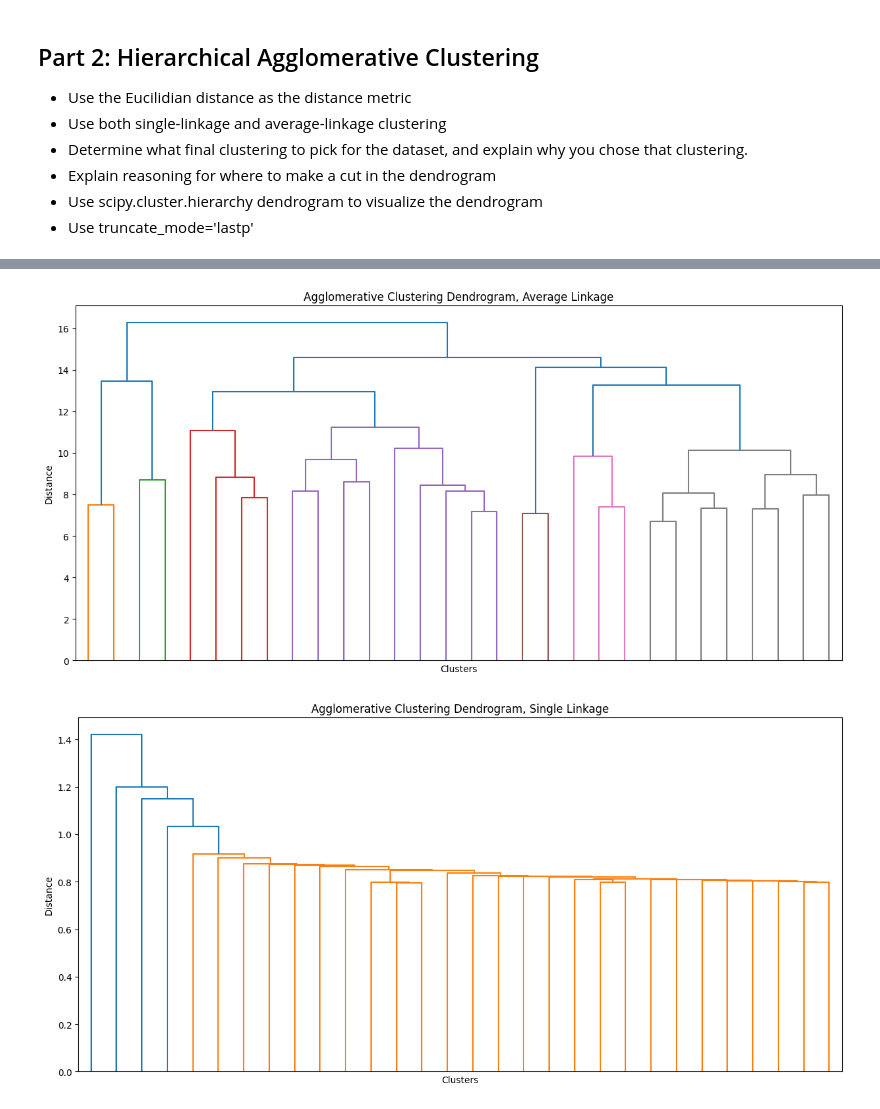
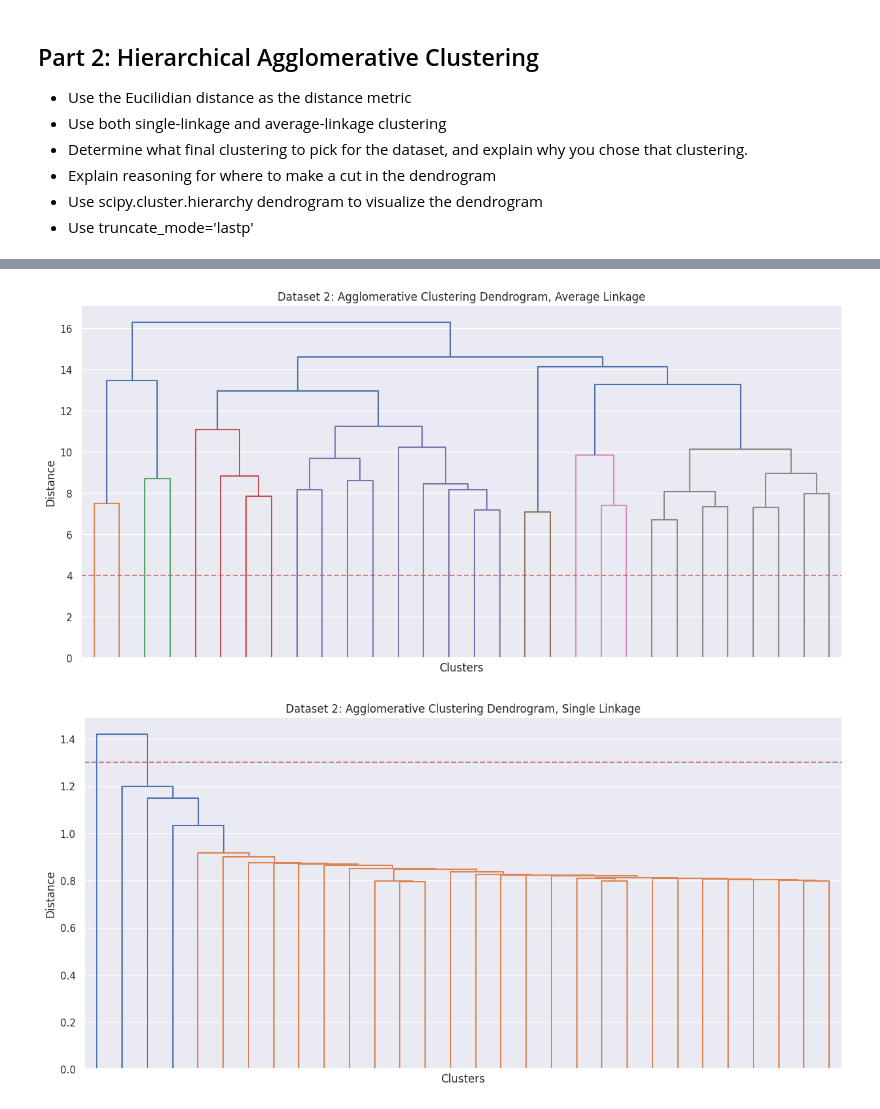
Before and after one commit to SeanMcAuliffe/data-mining, a Jupyter notebook: a3/code/a3.ipynb, the cells around one changed output, grey strips where cells are left out. Drawn from its saved outputs; the diff is of its cells as text; code cells hidden in the pictures.

```diff
--- a/a3/code/a3.ipynb
+++ b/a3/code/a3.ipynb
@@ -898,6 +901,7 @@ Cost: 111184.35
 # Dendrograms 1: 2D
 
 from scipy.cluster.hierarchy import dendrogram, linkage
+sns.set(style="darkgrid")
 
 linkage_matrix = linkage(dataset_1, method='average', metric='euclidean')
 
@@ -906,7 +910,8 @@ plt.figure(figsize=(15, 7))
 dendrogram(linkage_matrix, no_labels=True, truncate_mode='lastp', orientation='top')
 plt.xlabel('Clusters')
 plt.ylabel('Distance')
-plt.title('Agglomerative Clustering Dendrogram, Average Linkage')
+plt.title('Dataset 1: Agglomerative Clustering Dendrogram, Average Linkage')
+plt.axhline(y=5.5, color='r', linestyle='--', alpha=0.7)
 plt.show()
 
 linkage_matrix = linkage(dataset_1, method='single', metric='euclidean')
@@ -916,6 +921,7 @@ plt.figure(figsize=(15, 7))
 dendrogram(linkage_matrix, no_labels=True, truncate_mode='lastp', orientation='top')
 plt.xlabel('Clusters')
 plt.ylabel('Distance')
-plt.title('Agglomerative Clustering Dendrogram, Single Linkage')
+plt.title('Dataset 1: Agglomerative Clustering Dendrogram, Single Linkage')
+plt.axhline(y=0.25, color='r', linestyle='--', alpha=0.7)
 plt.show()
 # %% [output]
@@ -925,6 +931,7 @@ plt.show()
 # Agglomerative Clustering 1: 2D
 
 from sklearn.cluster import AgglomerativeClustering as AC
+sns.set(style="darkgrid")
 
 n_clusters = 2
 
@@ -956,7 +963,7 @@ for i, cluster_data in clusters.items():
 plt.title(f'Agglomerative Clustering w/ k={2} & Average Linkage')
 plt.show()
 
-n_clusters = 2
+n_clusters = 30
 
 model = AC(n_clusters=n_clusters, linkage='single')
 model.fit(dataset_1)
@@ -982,6 +989,6 @@ for i, cluster_data in clusters.items():
     y = [point[1] for point in cluster_data]
     plt.scatter(x, y, alpha=0.8, label=f'Cluster {i}')
 
-plt.title(f'Agglomerative Clustering w/ k={2} & Single Linkage')
+plt.title(f'Agglomerative Clustering w/ k={30} & Single Linkage')
 plt.show()
 # %% [output]
@@ -990,29 +997,32 @@ plt.show()
 # %%
 # Dendrograms 2: 3D
+sns.set(style="darkgrid")
 
 from scipy.cluster.hierarchy import dendrogram, linkage
 
 linkage_matrix = linkage(dataset_2, method='average', metric='euclidean') # optimal_ordering=True
 
 # Plot the dendrogram
 plt.figure(figsize=(15, 7))
 dendrogram(linkage_matrix, no_labels=True, truncate_mode='lastp', orientation='top')
 plt.xlabel('Clusters')
 plt.ylabel('Distance')
-plt.title('Agglomerative Clustering Dendrogram, Average Linkage')
+plt.title('Dataset 2: Agglomerative Clustering Dendrogram, Average Linkage')
+plt.axhline(y=4, color='r', linestyle='--', alpha=0.7)
 plt.show()
 
 linkage_matrix = linkage(dataset_2, method='single', metric='euclidean')
 
 # Plot the dendrogram
 plt.figure(figsize=(15, 7))
 dendrogram(linkage_matrix, no_labels=True, truncate_mode='lastp', orientation='top')
 plt.xlabel('Clusters')
 plt.ylabel('Distance')
-plt.title('Agglomerative Clustering Dendrogram, Single Linkage')
+plt.title('Dataset 2: Agglomerative Clustering Dendrogram, Single Linkage')
+plt.axhline(y=1.3, color='r', linestyle='--', alpha=0.7)
 plt.show()
 # %% [output]
-[figure, old version]
+[figure, new version]
-[figure, old version]
+[figure, new version]
 # %%
 # Agglomerative Clustering 2: 3D
```
Also changed, not shown: parts of 11 cells of this notebook, 30 other files.
